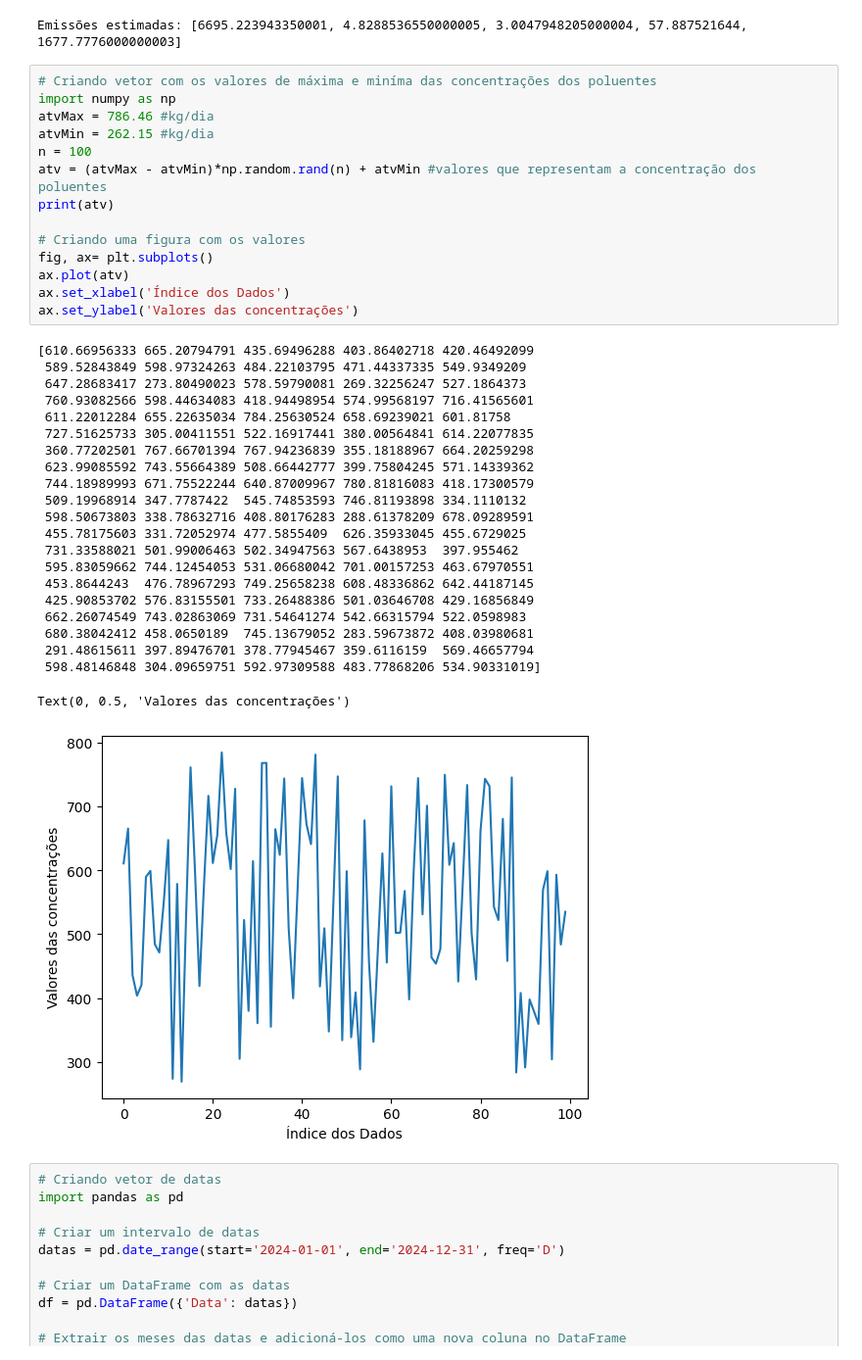
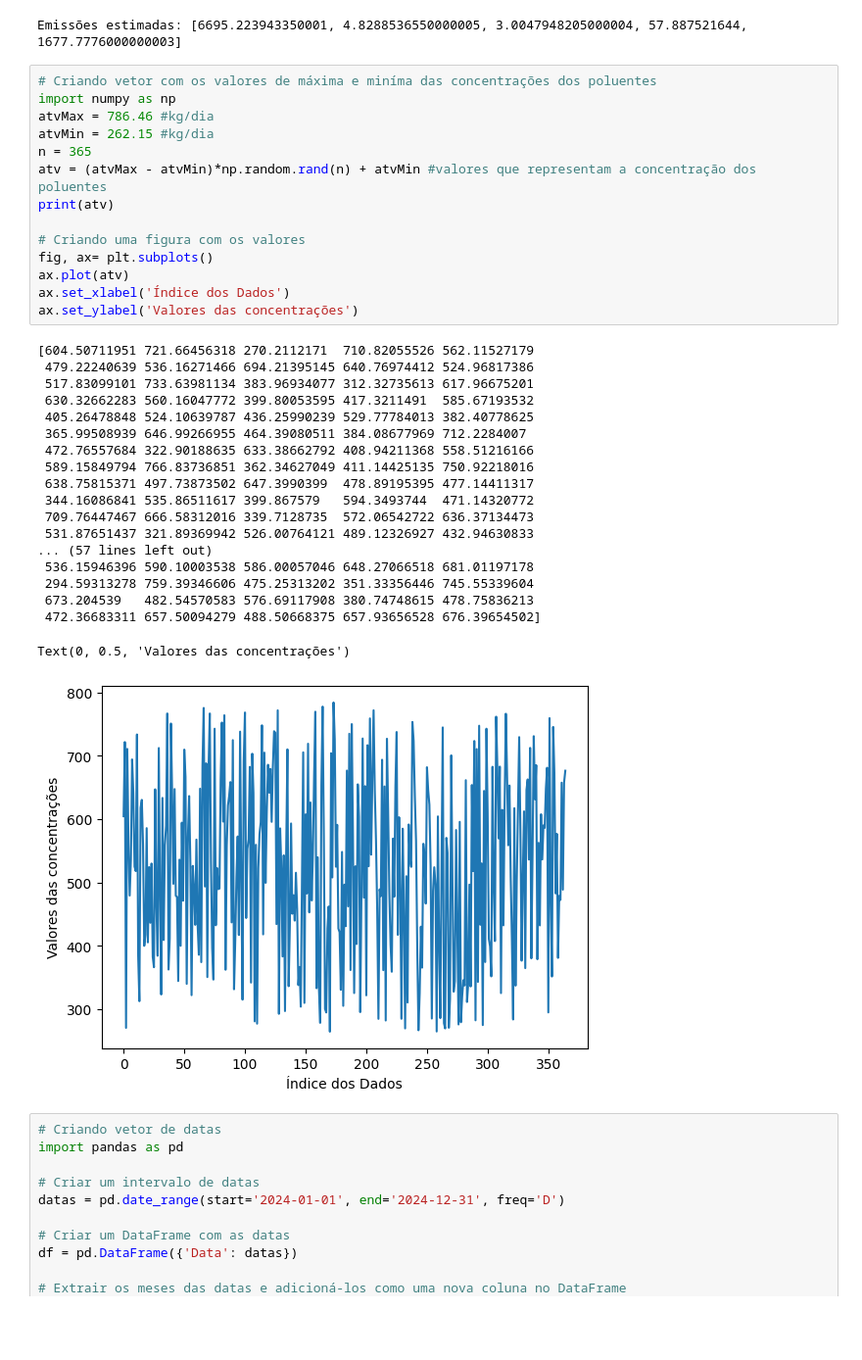
Before and after one commit to SergioStrackJunior/ENS5173_airpolution, a Jupyter notebook: Atividade01_01.ipynb, the cells around one changed output. Shown at 98% size. Saved outputs shown, nothing was run; the diff lists cells and outputs as text; blank space fills up the shorter version.

```diff
--- a/Atividade01_01.ipynb
+++ b/Atividade01_01.ipynb
@@ -128,40 +128,37 @@ Emissões estimadas: [6695.223943350001, 4.8288536550000005, 3.0047948205000004,
 # %%
 # Criando vetor com os valores de máxima e miníma das concentrações dos poluentes
 import numpy as np
 atvMax = 786.46 #kg/dia
 atvMin = 262.15 #kg/dia
-n = 100
+n = 365
 atv = (atvMax - atvMin)*np.random.rand(n) + atvMin #valores que representam a concentração dos poluentes
 print(atv)
 
 # Criando uma figura com os valores
 fig, ax= plt.subplots()
 ax.plot(atv)
 ax.set_xlabel('Índice dos Dados')
 ax.set_ylabel('Valores das concentrações')
 # %% [output]
-[610.66956333 665.20794791 435.69496288 403.86402718 420.46492099
- 589.52843849 598.97324263 484.22103795 471.44337335 549.9349209
- 647.28683417 273.80490023 578.59790081 269.32256247 527.1864373
- 760.93082566 598.44634083 418.94498954 574.99568197 716.41565601
- 611.22012284 655.22635034 784.25630524 658.69239021 601.81758
- 727.51625733 305.00411551 522.16917441 380.00564841 614.22077835
- 360.77202501 767.66701394 767.94236839 355.18188967 664.20259298
- 623.99085592 743.55664389 508.66442777 399.75804245 571.14339362
- 744.18989993 671.75522244 640.87009967 780.81816083 418.17300579
- 509.19968914 347.7787422  545.74853593 746.81193898 334.1110132
- 598.50673803 338.78632716 408.80176283 288.61378209 678.09289591
- 455.78175603 331.72052974 477.5855409  626.35933045 455.6729025
- 731.33588021 501.99006463 502.34947563 567.6438953  397.955462
- 595.83059662 744.12454053 531.06680042 701.00157253 463.67970551
- 453.8644243  476.78967293 749.25658238 608.48336862 642.44187145
- 425.90853702 576.83155501 733.26488386 501.03646708 429.16856849
- 662.26074549 743.02863069 731.54641274 542.66315794 522.0598983
- 680.38042412 458.0650189  745.13679052 283.59673872 408.03980681
- 291.48615611 397.89476701 378.77945467 359.6116159  569.46657794
- 598.48146848 304.09659751 592.97309588 483.77868206 534.90331019]
+[604.50711951 721.66456318 270.2112171  710.82055526 562.11527179
+ 479.22240639 536.16271466 694.21395145 640.76974412 524.96817386
+ 517.83099101 733.63981134 383.96934077 312.32735613 617.96675201
+ 630.32662283 560.16047772 399.80053595 417.3211491  585.67193532
+ 405.26478848 524.10639787 436.25990239 529.77784013 382.40778625
+ 365.99508939 646.99266955 464.39080511 384.08677969 712.2284007
+ 472.76557684 322.90188635 633.38662792 408.94211368 558.51216166
+ 589.15849794 766.83736851 362.34627049 411.14425135 750.92218016
+ 638.75815371 497.73873502 647.3990399  478.89195395 477.14411317
+ 344.16086841 535.86511617 399.867579   594.3493744  471.14320772
+ 709.76447467 666.58312016 339.7128735  572.06542722 636.37134473
+ 531.87651437 321.89369942 526.00764121 489.12326927 432.94630833
+... (57 lines left out)
+ 536.15946396 590.10003538 586.00057046 648.27066518 681.01197178
+ 294.59313278 759.39346606 475.25313202 351.33356446 745.55339604
+ 673.204539   482.54570583 576.69117908 380.74748615 478.75836213
+ 472.36683311 657.50094279 488.50668375 657.93656528 676.39654502]
 Text(0, 0.5, 'Valores das concentrações')
-[figure, old version]
+[figure, new version]
 # %%
 # Criando vetor de datas
 import pandas as pd
```
Also changed, not shown: parts of 3 cells of this notebook, 2 other files.
